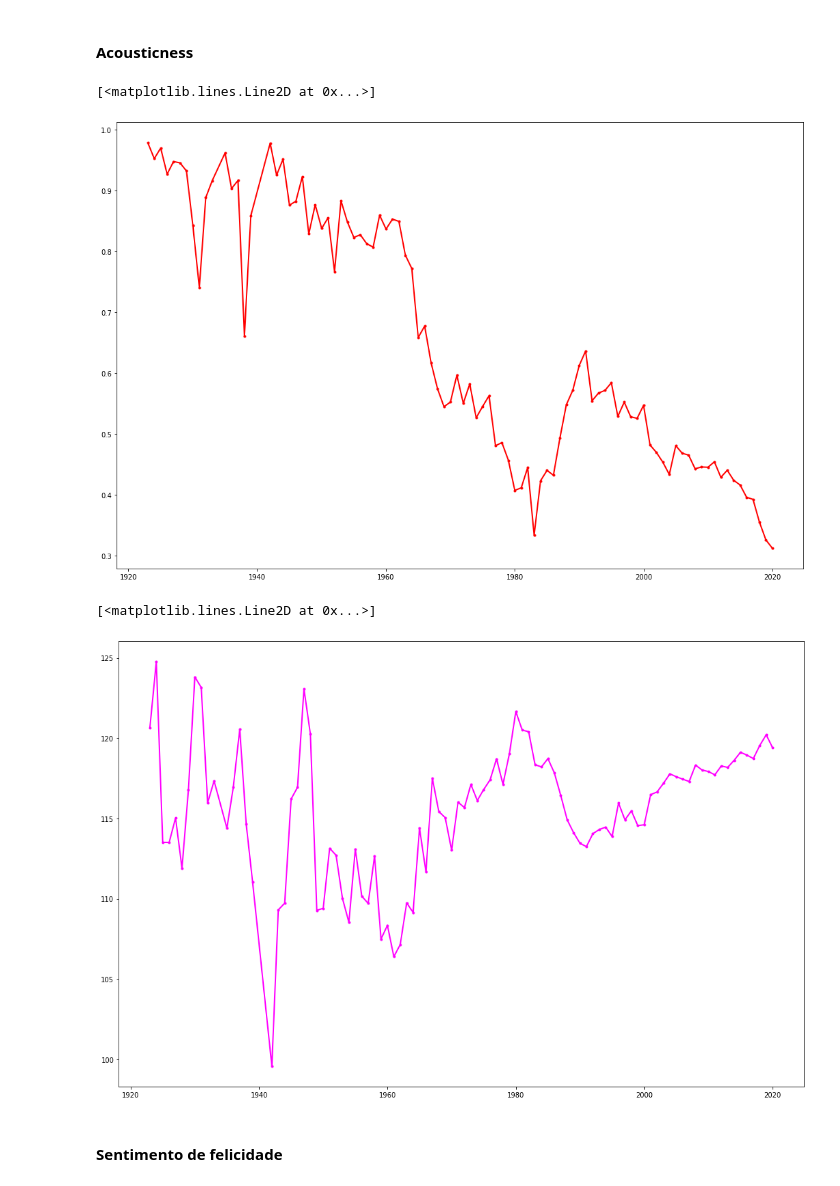
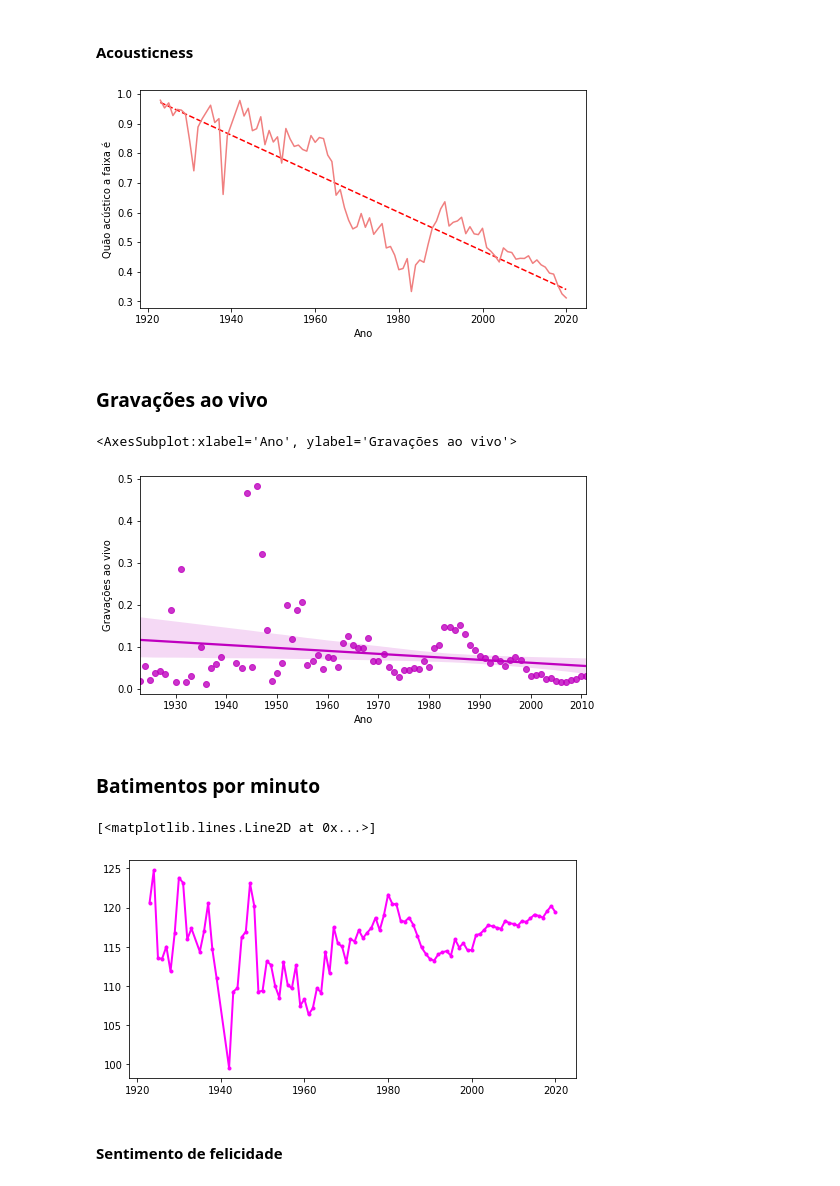
Before and after one commit to andrepalhares/msi2, a Jupyter notebook: 1 - Análise exploratória dos dados.ipynb, the cells around one changed output. Drawn from its saved outputs; the diff is of its cells as text; code cells hidden in the pictures.

```diff
--- a/1 - Análise exploratória dos dados.ipynb
+++ b/1 - Análise exploratória dos dados.ipynb
@@ -5,7 +5,7 @@ import numpy as np
 import matplotlib.pyplot as plt
 import seaborn as sns
 # %%
-plt.rcParams["figure.figsize"] = (18,12)
+plt.rcParams["figure.figsize"] = (8,4)
 # %%
 df = pd.read_csv('tracks_features.csv')
 df = df[df['year'] >= 1923]
@@ -112,17 +112,37 @@ plt.show()
 # %%
 acousticness = df.groupby(by='year').mean()['acousticness'].reset_index()
 
-plt.plot('year', 'acousticness', data=acousticness, marker='.', color='red', linewidth=2)
+z = np.polyfit(acousticness['year'], acousticness['acousticness'], 1)
+p = np.poly1d(z)
+plt.plot(duration_ms['year'],p(acousticness['year']),"r--")
+plt.plot(duration_ms['year'], acousticness['acousticness'], color='lightcoral')
+
+plt.xlabel("Ano")
+plt.ylabel("Quão acústico a faixa é")
+plt.show()
 # %% [output]
-[<matplotlib.lines.Line2D at 0x...>]
-[figure, old version]
+[figure, new version]
+# %% [markdown]
+### Gravações ao vivo
+# %%
+liveness = pd.DataFrame({'year': [], 'Gravações ao vivo': []})
+
+liveness['Ano'] = df.groupby(['year']).agg({'liveness': 'count'}).reset_index()['year']
+liveness['Gravações ao vivo'] = df[df['liveness'] > 0.8].groupby(['year']).agg({'liveness': 'count'}).reset_index()['liveness'] / df.groupby(['year']).agg({'liveness': 'count'}).reset_index()['liveness']
+
+sns.regplot(x=liveness['Ano'], y=liveness['Gravações ao vivo'], color="m")
+# %% [output]
+<AxesSubplot:xlabel='Ano', ylabel='Gravações ao vivo'>
+[figure, added]
+# %% [markdown]
+### Batimentos por minuto
 # %%
 tempo = df.groupby(by='year').mean()['tempo'].reset_index()
 
 plt.plot('year', 'tempo', data=tempo, marker='.', color='magenta', linewidth=2)
 # %% [output]
 [<matplotlib.lines.Line2D at 0x...>]
-[figure, old version]
+[figure, new version]
 # %% [markdown]
 #### Sentimento de felicidade
 # %%
```
Also changed, not shown: parts of 10 cells of this notebook, 2 other files.
